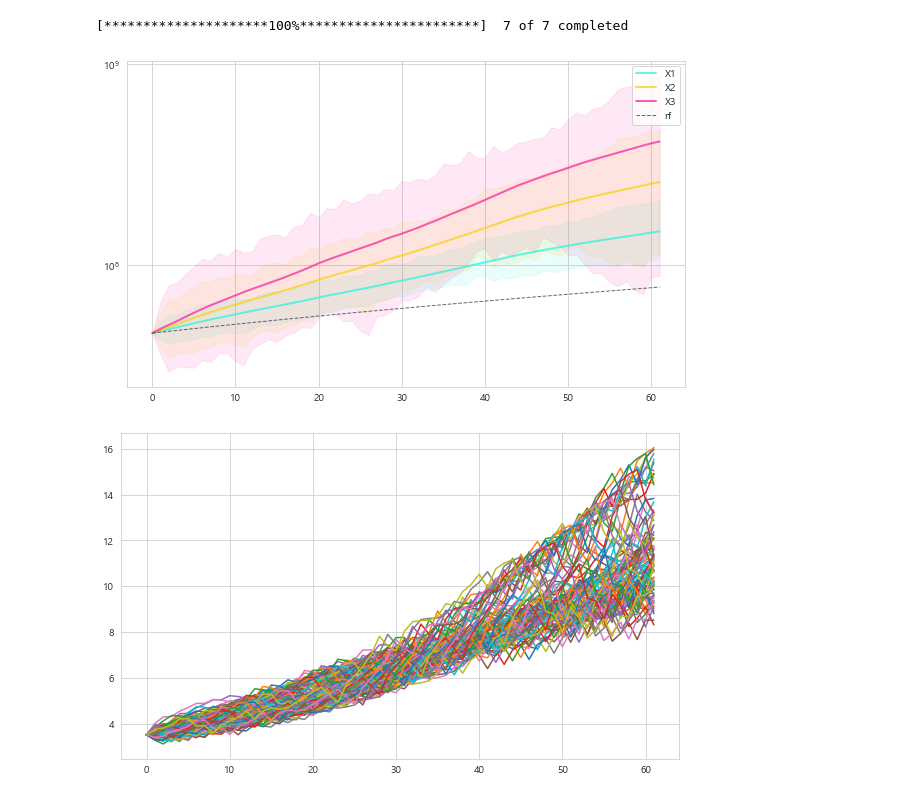
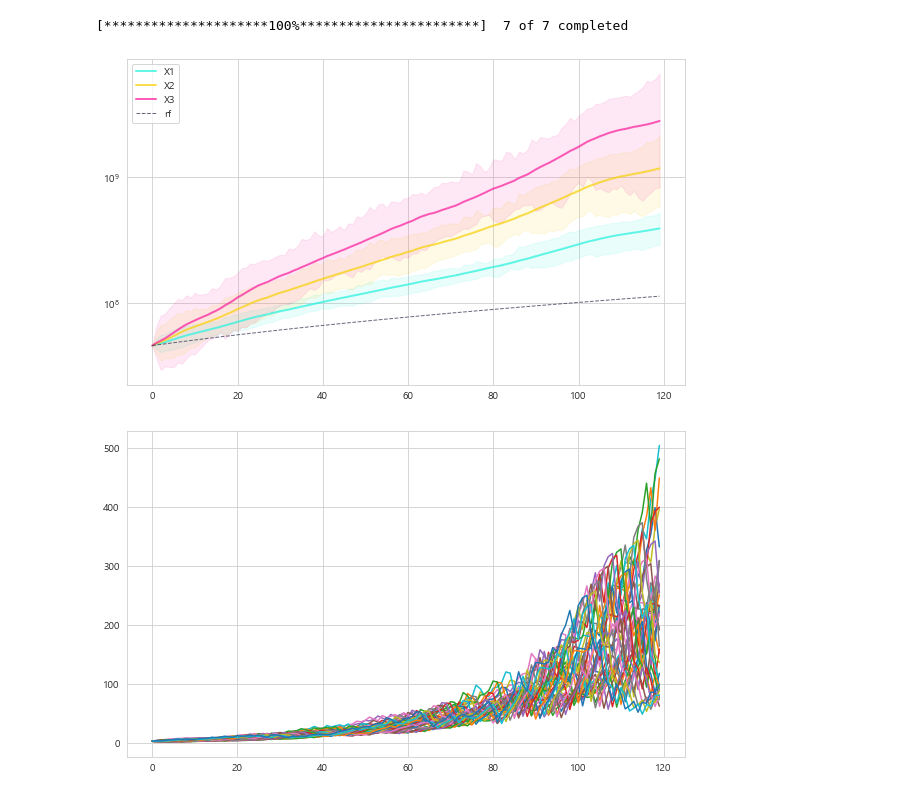
Before and after one commit to hansJeong/ws_fn_git, a Jupyter notebook: strategy/00_03_INDI.ipynb, the cells around one changed output. Drawn from its saved outputs; the diff is of its cells as text; code cells hidden in the pictures.

```diff
--- a/strategy/00_03_INDI.ipynb
+++ b/strategy/00_03_INDI.ipynb
@@ -87,7 +87,7 @@ df_ori['CASH'] = [(1+0.03)**(n/250) for n in range(len(df_ori))]
 # %% [output]
 [*********************100%***********************]  7 of 7 completed
 # %%
-df_indi, stats = get_INDI(df_ori[:], 285, int(12*5+2), 35000)
+df_indi, stats = get_INDI(df_ori[:], 285, int(12*10), 35000)
 ## df_indi, stats = get_INDI(df_ori[:], 120*1250, int(12*15), 0)
 # %%
 X1, X2, X3 = 'QQQ', 'QLD', 'TQQQ'
@@ -123,9 +123,9 @@ plt.yscale('log')
 plt.legend()
 plt.show()
 # %% [output]
-[figure, old version]
+[figure, new version]
 # %%
-(df_indi[X1]/1300/1e4).plot()
+(df_indi[X3]/1300/1e4).plot()
 plt.legend().set_visible(False)
 # %% [output]
-[figure, old version]
+[figure, new version]
```
